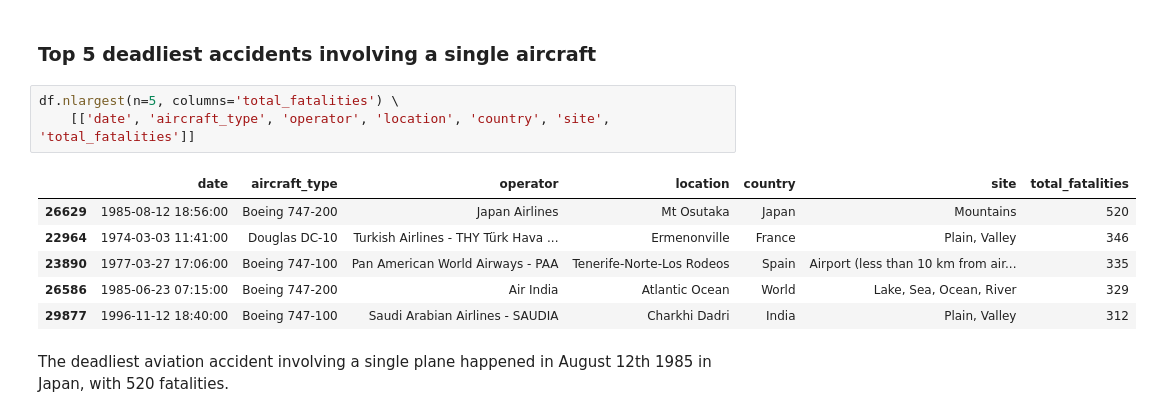
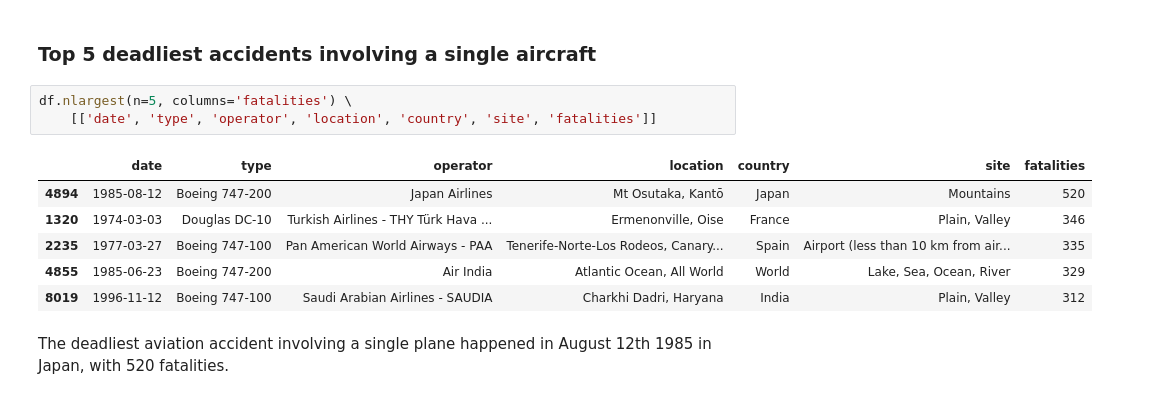
Before and after one commit to nadpierre/aircraft-crashes-clustering-project, a Jupyter notebook: data_analysis.ipynb, the cells around one changed output. Cells and saved outputs as stored; diff of their text form.

```diff
--- a/data_analysis.ipynb
+++ b/data_analysis.ipynb
@@ -170,15 +167,15 @@ The number of deaths increased from the 1950s to the 1970s and there is an downw
 # %% [markdown]
 ### Top 5 deadliest accidents involving a single aircraft
 # %%
-df.nlargest(n=5, columns='total_fatalities') \
-	[['date', 'aircraft_type', 'operator', 'location', 'country', 'site', 'total_fatalities']]
+df.nlargest(n=5, columns='fatalities') \
+	[['date', 'type', 'operator', 'location', 'country', 'site', 'fatalities']]
 # %% [output]
-|  | date | aircraft_type | operator | location | country | site | total_fatalities |
-| 26629 | 1985-08-12 18:56:00 | Boeing 747-200 | Japan Airlines | Mt Osutaka | Japan | Mountains | 520 |
-| 22964 | 1974-03-03 11:41:00 | Douglas DC-10 | Turkish Airlines - THY Türk Hava ... | Ermenonville | France | Plain, Valley | 346 |
-| 23890 | 1977-03-27 17:06:00 | Boeing 747-100 | Pan American World Airways - PAA | Tenerife-Norte-Los Rodeos | Spain | Airport (less than 10 km from air... | 335 |
-| 26586 | 1985-06-23 07:15:00 | Boeing 747-200 | Air India | Atlantic Ocean | World | Lake, Sea, Ocean, River | 329 |
-| 29877 | 1996-11-12 18:40:00 | Boeing 747-100 | Saudi Arabian Airlines - SAUDIA | Charkhi Dadri | India | Plain, Valley | 312 |
+|  | date | type | operator | location | country | site | fatalities |
+| 4894 | 1985-08-12 | Boeing 747-200 | Japan Airlines | Mt Osutaka, Kantō | Japan | Mountains | 520 |
+| 1320 | 1974-03-03 | Douglas DC-10 | Turkish Airlines - THY Türk Hava ... | Ermenonville, Oise | France | Plain, Valley | 346 |
+| 2235 | 1977-03-27 | Boeing 747-100 | Pan American World Airways - PAA | Tenerife-Norte-Los Rodeos, Canary... | Spain | Airport (less than 10 km from air... | 335 |
+| 4855 | 1985-06-23 | Boeing 747-200 | Air India | Atlantic Ocean, All World | World | Lake, Sea, Ocean, River | 329 |
+| 8019 | 1996-11-12 | Boeing 747-100 | Saudi Arabian Airlines - SAUDIA | Charkhi Dadri, Haryana | India | Plain, Valley | 312 |
 # %% [markdown]
 The deadliest aviation accident involving a single plane happened in August 12th 1985 in Japan, with 520 fatalities.
 # %%
```
Also changed, not shown: parts of 36 cells of this notebook, 7 other files.
